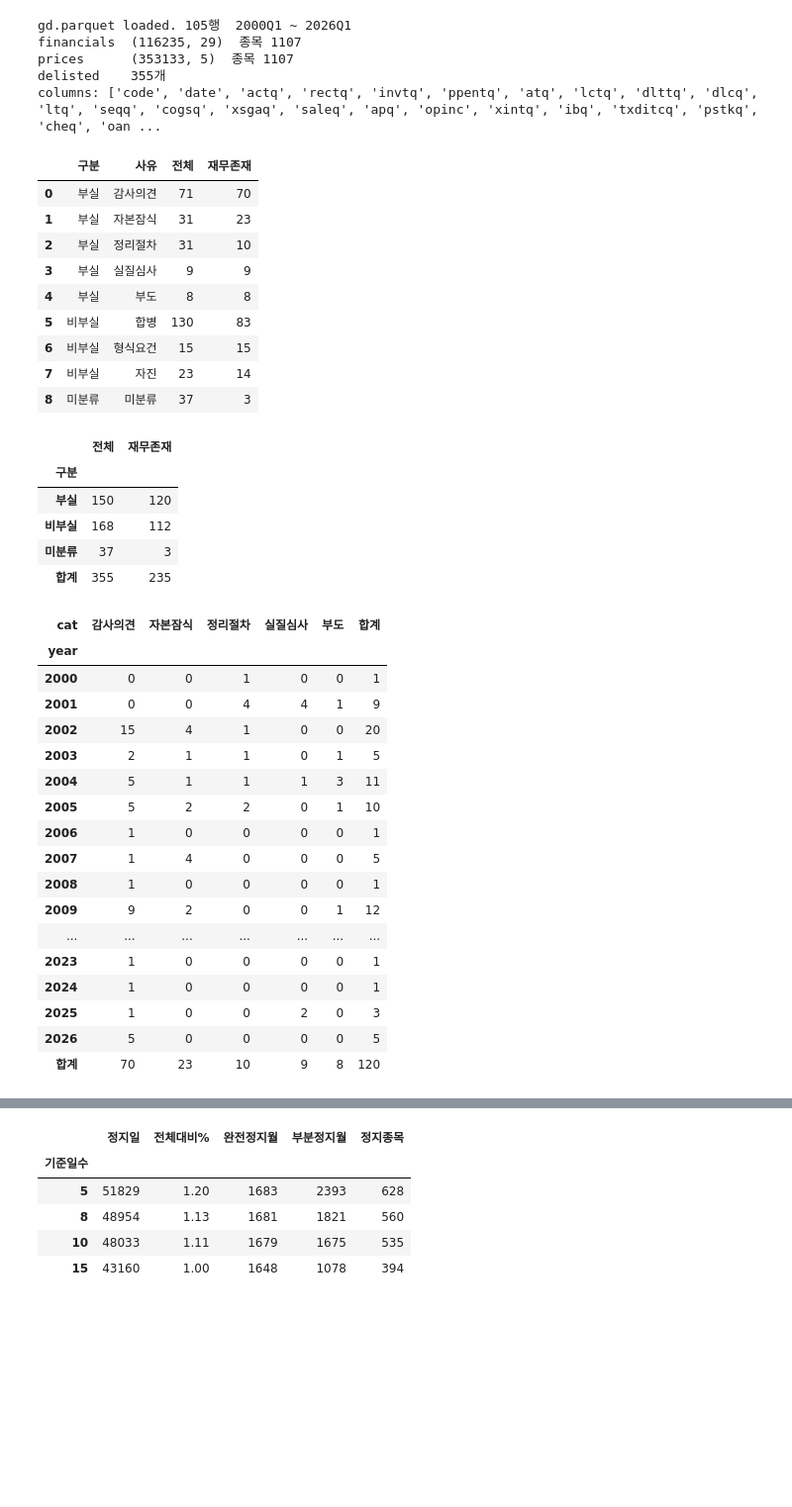
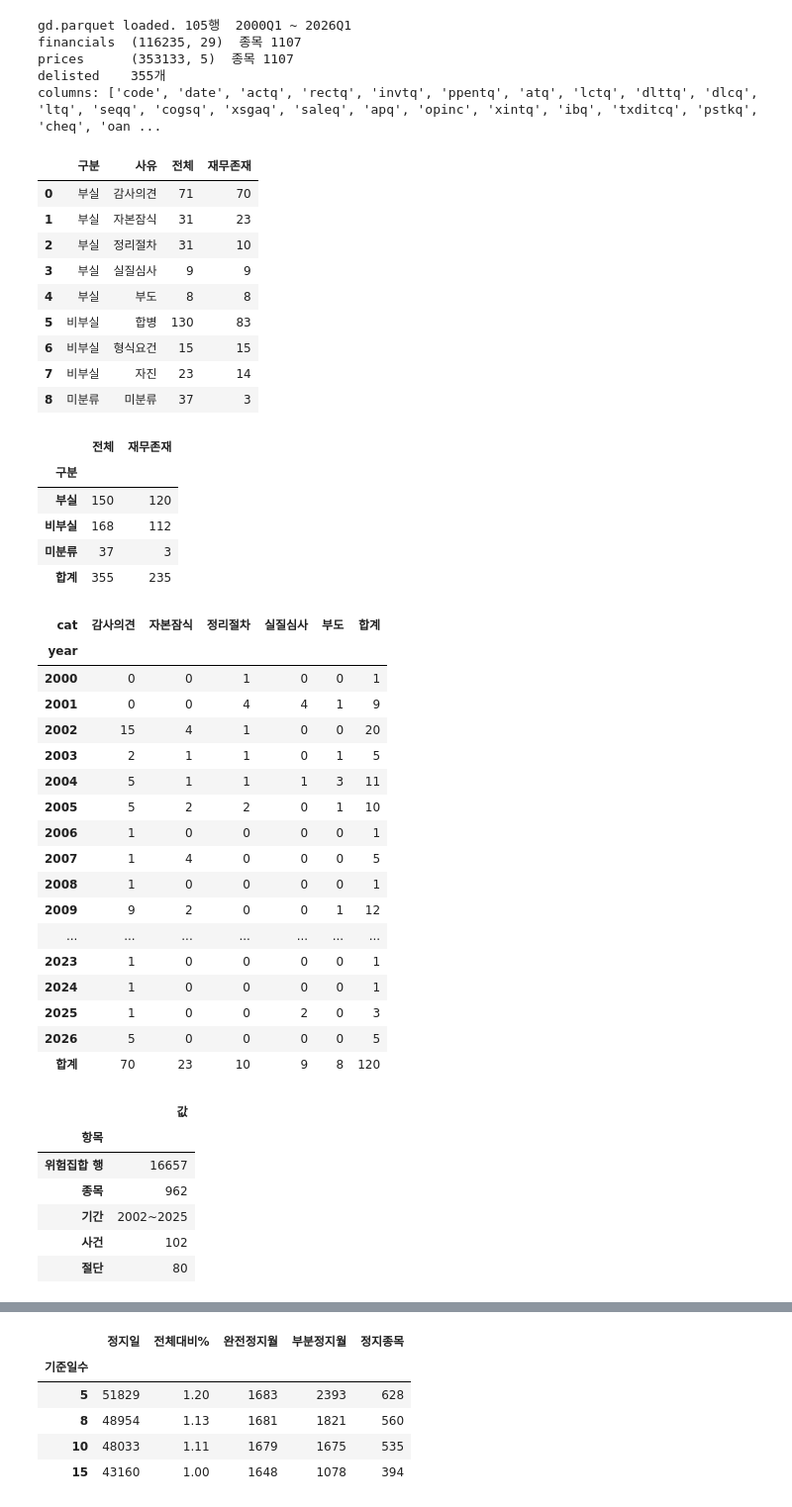
Before and after one commit to Seanjeon0220/project, a Jupyter notebook: quant/fVoL/kospi/delisted.ipynb, the cells around one changed output, grey strips where cells are left out. Shown at 99% size. Saved outputs shown, nothing was run; the diff lists cells and outputs as text; code cells hidden in the pictures; blank space fills up the shorter version.

```diff
--- a/quant/fVoL/kospi/delisted.ipynb
+++ b/quant/fVoL/kospi/delisted.ipynb
@@ -124,6 +124,34 @@ yr = (hb.groupby(['year', 'cat']).size().unstack('cat', fill_value=0)
 yr['합계'] = yr.sum(axis=1)
 yr.loc['합계'] = yr.sum()
 display(yr)
+
+YR0, YR1 = 2002, 2025
+
+excl_codes = set(d.query('excl == 1')['code'])
+dcx = d[d['excl'] == 0][['code', 'del_date', 'is_bad']].copy()
+dcx['del_year'] = dcx['del_date'].dt.year.astype(int)
+
+pxr = prices.copy()
+pxr['year'] = pd.to_datetime(pxr['date']).dt.year
+live = pxr[pxr['ret'].notna() | pxr['mktcap'].notna()]
+alive = live[['code', 'year']].drop_duplicates()
+alive = alive[(alive['year'] >= YR0) & (alive['year'] <= YR1)]
+alive = alive[~alive['code'].isin(excl_codes)]
+alive = alive.merge(dcx[['code', 'del_year', 'is_bad']], on='code', how='left')
+alive = alive[alive['del_year'].isna() | (alive['year'] <= alive['del_year'])]
+alive['y'] = ((alive['del_year'] == alive['year']) & (alive['is_bad'] == 1)).astype(int)
+alive['censored'] = ((alive['del_year'] == alive['year']) & (alive['is_bad'] == 0)).astype(int)
+
+riskset = (alive.rename(columns={'year': 'obs_year'})[['code', 'obs_year', 'y', 'censored']]
+           .sort_values(['code', 'obs_year']).reset_index(drop=True))
+riskset.to_parquet('riskset.parquet')
+
+rs = pd.DataFrame({'값': [
+    len(riskset), riskset['code'].nunique(),
+    f"{int(riskset['obs_year'].min())}~{int(riskset['obs_year'].max())}",
+    int(riskset['y'].sum()), int(riskset['censored'].sum())]},
+    index=pd.Index(['위험집합 행', '종목', '기간', '사건', '절단'], name='항목'))
+display(rs)
 # %% [output]
 |  | 구분 | 사유 | 전체 | 재무존재 |
 | 0 | 부실 | 감사의견 | 71 | 70 |
@@ -132,30 +160,37 @@ display(yr)
 | 3 | 부실 | 실질심사 | 9 | 9 |
 | 4 | 부실 | 부도 | 8 | 8 |
 | 5 | 비부실 | 합병 | 130 | 83 |
 | 6 | 비부실 | 형식요건 | 15 | 15 |
 | 7 | 비부실 | 자진 | 23 | 14 |
 | 8 | 미분류 | 미분류 | 37 | 3 |
 |  | 전체 | 재무존재 |
 | 구분 |  |  |
 | 부실 | 150 | 120 |
 | 비부실 | 168 | 112 |
 | 미분류 | 37 | 3 |
 | 합계 | 355 | 235 |
 | cat | 감사의견 | 자본잠식 | 정리절차 | 실질심사 | 부도 | 합계 |
 | year |  |  |  |  |  |  |
 | 2000 | 0 | 0 | 1 | 0 | 0 | 1 |
 | 2001 | 0 | 0 | 4 | 4 | 1 | 9 |
 | 2002 | 15 | 4 | 1 | 0 | 0 | 20 |
 | 2003 | 2 | 1 | 1 | 0 | 1 | 5 |
 | 2004 | 5 | 1 | 1 | 1 | 3 | 11 |
 | 2005 | 5 | 2 | 2 | 0 | 1 | 10 |
 | 2006 | 1 | 0 | 0 | 0 | 0 | 1 |
 | 2007 | 1 | 4 | 0 | 0 | 0 | 5 |
 | 2008 | 1 | 0 | 0 | 0 | 0 | 1 |
 | 2009 | 9 | 2 | 0 | 0 | 1 | 12 |
 | ... | ... | ... | ... | ... | ... | ... |
 | 2023 | 1 | 0 | 0 | 0 | 0 | 1 |
 | 2024 | 1 | 0 | 0 | 0 | 0 | 1 |
 | 2025 | 1 | 0 | 0 | 2 | 0 | 3 |
 | 2026 | 5 | 0 | 0 | 0 | 0 | 5 |
 | 합계 | 70 | 23 | 10 | 9 | 8 | 120 |
+|  | 값 |
+| 항목 |  |
+| 위험집합 행 | 16657 |
+| 종목 | 962 |
+| 기간 | 2002~2025 |
+| 사건 | 102 |
+| 절단 | 80 |
```
Also changed, not shown: parts of 18 cells of this notebook, 1 other file.
